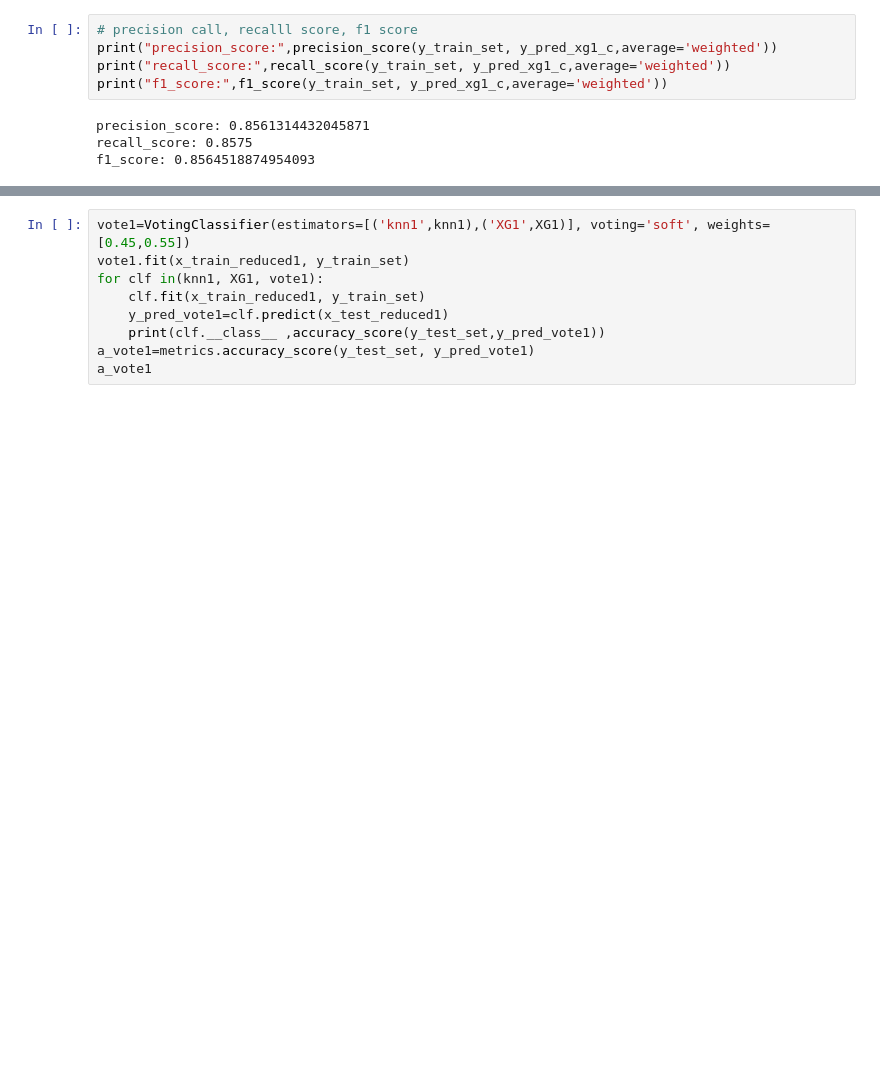
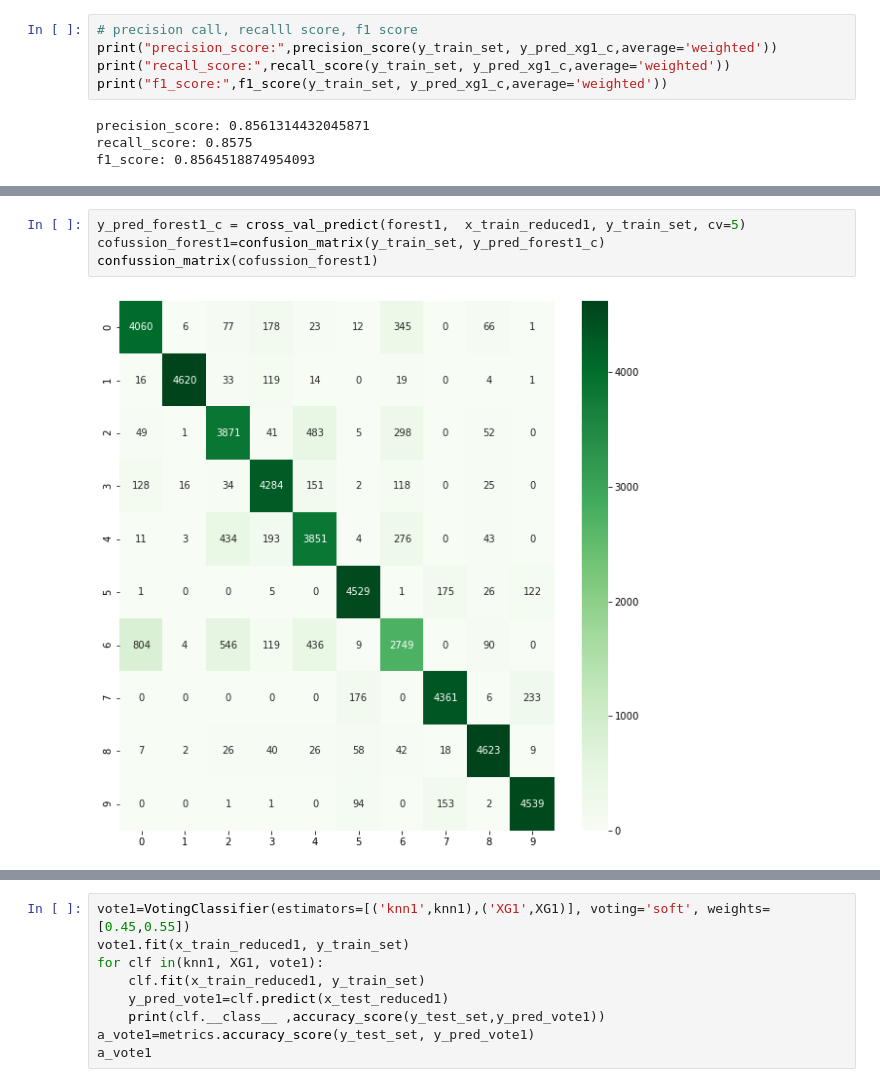
Before and after one commit to Yehudit-Brickner/data_science_end_of_year1_project, a Jupyter notebook: fasion mnist-2 3.5.21.ipynb, the cells around one changed output, grey strips where cells are left out. Cells and saved outputs as stored; diff of their text form; blank space fills up the shorter version.

```diff
--- a/fasion mnist-2 3.5.21.ipynb
+++ b/fasion mnist-2 3.5.21.ipynb
@@ -191,0 +251,6 @@ f1_score: 0.8564518874954093
+# %%
+y_pred_forest1_c = cross_val_predict(forest1,  x_train_reduced1, y_train_set, cv=5)
+cofussion_forest1=confusion_matrix(y_train_set, y_pred_forest1_c)
+confussion_matrix(cofussion_forest1)
+# %% [output]
+[figure, added]
```
Also changed, not shown: parts of 8 cells of this notebook.
